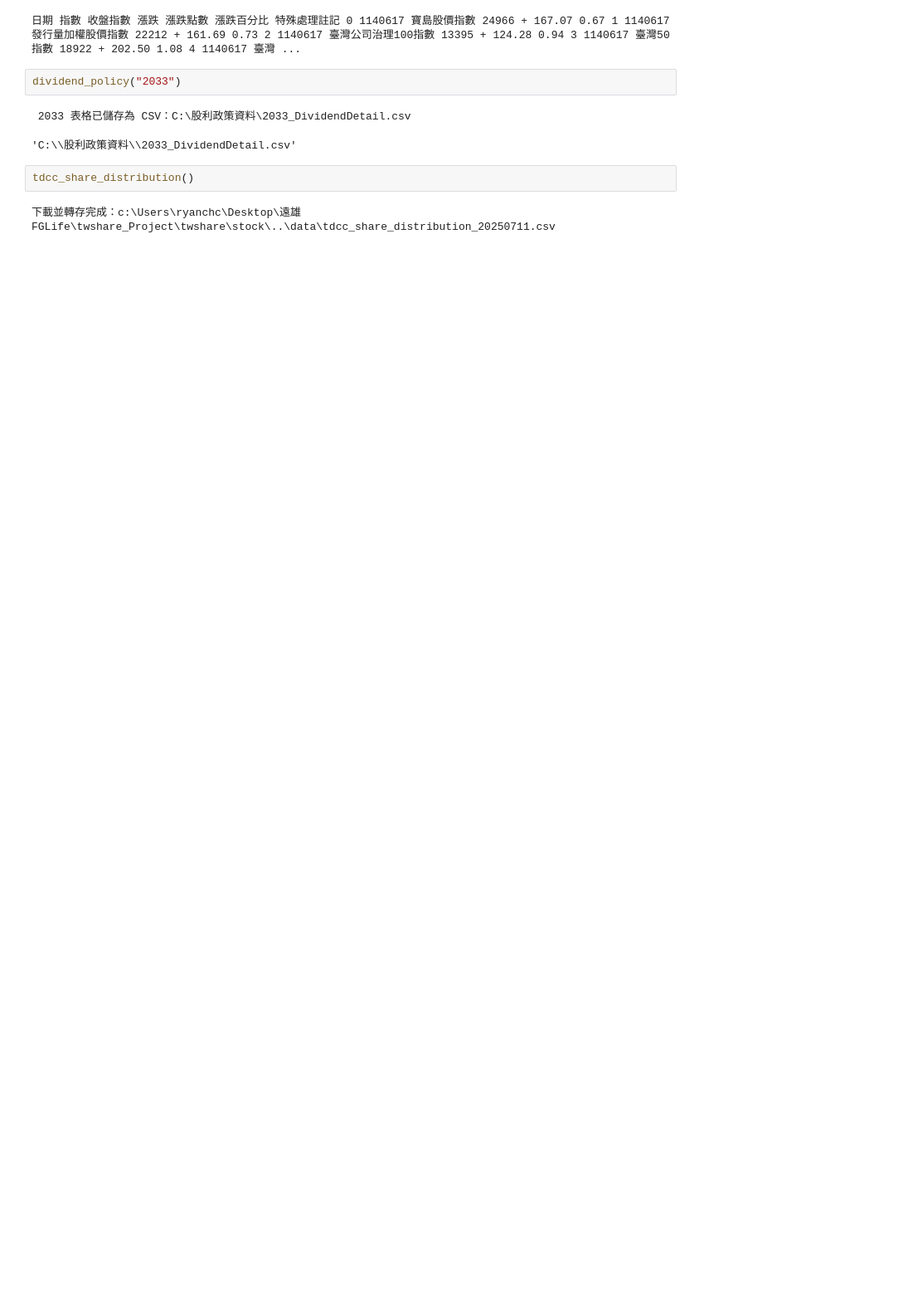
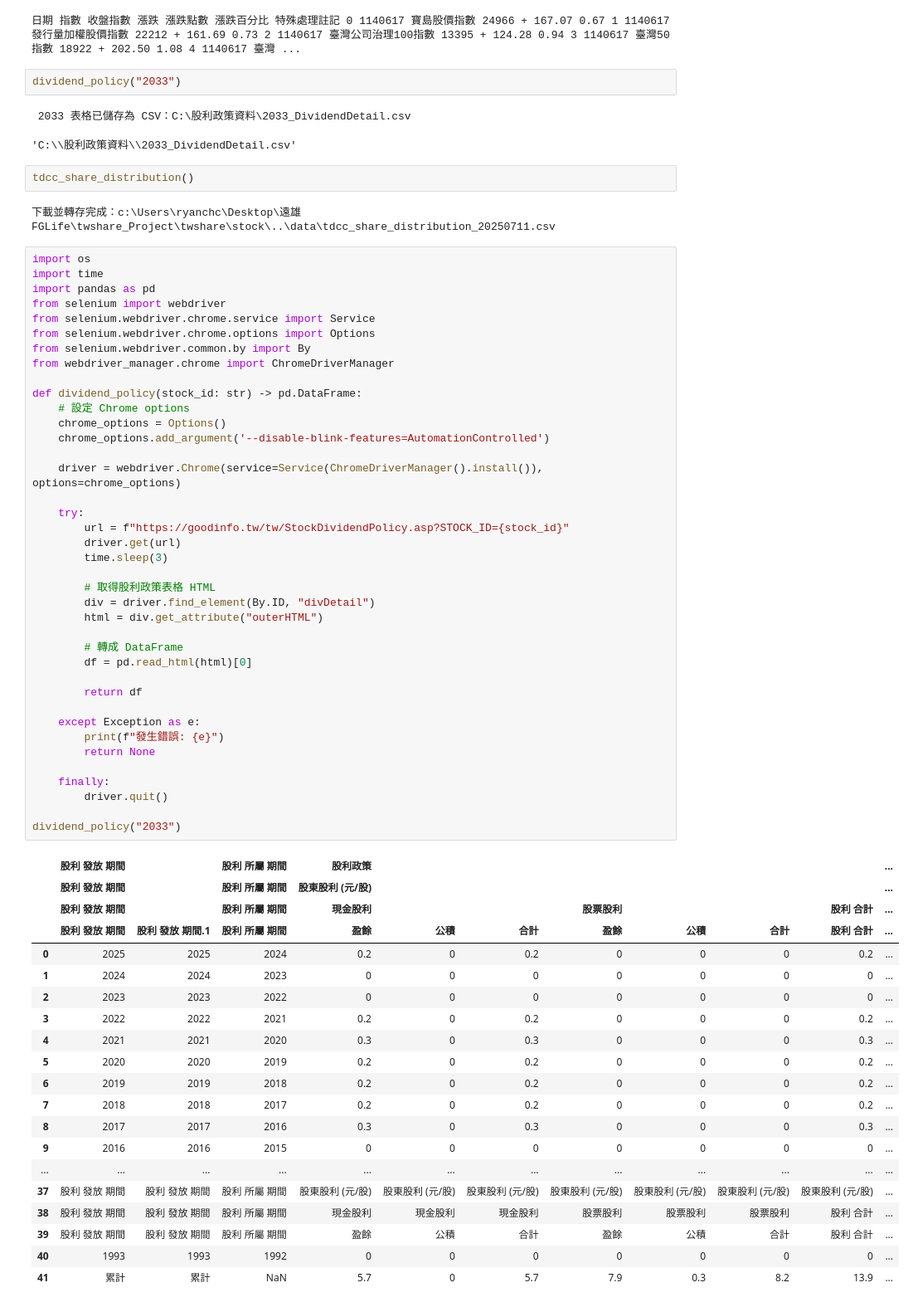
Before and after one commit to ryanchang426/TWShare, a Jupyter notebook: test.ipynb, the cells around one changed output. Shown at 83% size. Saved outputs shown, nothing was run; the diff lists cells and outputs as text; blank space fills up the shorter version.

```diff
--- a/test.ipynb
+++ b/test.ipynb
@@ -228,3 +228,63 @@ dividend_policy("2033")
 tdcc_share_distribution()
 # %% [output]
 下載並轉存完成：c:\Users\ryanchc\Desktop\遠雄FGLife\twshare_Project\twshare\stock\..\data\tdcc_share_distribution_20250711.csv
+# %%
+import os
+import time
+import pandas as pd
+from selenium import webdriver
+from selenium.webdriver.chrome.service import Service
+from selenium.webdriver.chrome.options import Options
+from selenium.webdriver.common.by import By
+from webdriver_manager.chrome import ChromeDriverManager
+
+def dividend_policy(stock_id: str) -> pd.DataFrame:
+    # 設定 Chrome options
+    chrome_options = Options()
+    chrome_options.add_argument('--disable-blink-features=AutomationControlled')
+
+    driver = webdriver.Chrome(service=Service(ChromeDriverManager().install()), options=chrome_options)
+
+    try:
+        url = f"https://goodinfo.tw/tw/StockDividendPolicy.asp?STOCK_ID={stock_id}"
+        driver.get(url)
+        time.sleep(3)
+
+        # 取得股利政策表格 HTML
+        div = driver.find_element(By.ID, "divDetail")
+        html = div.get_attribute("outerHTML")
+
+        # 轉成 DataFrame
+        df = pd.read_html(html)[0]
+
+        return df
+
+    except Exception as e:
+        print(f"發生錯誤: {e}")
+        return None
+
+    finally:
+        driver.quit()
+
+dividend_policy("2033")
+# %% [output]
+|  | 股利 發放 期間 |  | 股利 所屬 期間 | 股利政策 |  |  |  |  |  |  | ... |
+|  | 股利 發放 期間 |  | 股利 所屬 期間 | 股東股利 (元/股) |  |  |  |  |  |  | ... |
+|  | 股利 發放 期間 |  | 股利 所屬 期間 | 現金股利 |  |  | 股票股利 |  |  | 股利 合計 | ... |
+|  | 股利 發放 期間 | 股利 發放 期間.1 | 股利 所屬 期間 | 盈餘 | 公積 | 合計 | 盈餘 | 公積 | 合計 | 股利 合計 | ... |
+| 0 | 2025 | 2025 | 2024 | 0.2 | 0 | 0.2 | 0 | 0 | 0 | 0.2 | ... |
+| 1 | 2024 | 2024 | 2023 | 0 | 0 | 0 | 0 | 0 | 0 | 0 | ... |
+| 2 | 2023 | 2023 | 2022 | 0 | 0 | 0 | 0 | 0 | 0 | 0 | ... |
+| 3 | 2022 | 2022 | 2021 | 0.2 | 0 | 0.2 | 0 | 0 | 0 | 0.2 | ... |
+| 4 | 2021 | 2021 | 2020 | 0.3 | 0 | 0.3 | 0 | 0 | 0 | 0.3 | ... |
+| 5 | 2020 | 2020 | 2019 | 0.2 | 0 | 0.2 | 0 | 0 | 0 | 0.2 | ... |
+| 6 | 2019 | 2019 | 2018 | 0.2 | 0 | 0.2 | 0 | 0 | 0 | 0.2 | ... |
+| 7 | 2018 | 2018 | 2017 | 0.2 | 0 | 0.2 | 0 | 0 | 0 | 0.2 | ... |
+| 8 | 2017 | 2017 | 2016 | 0.3 | 0 | 0.3 | 0 | 0 | 0 | 0.3 | ... |
+| 9 | 2016 | 2016 | 2015 | 0 | 0 | 0 | 0 | 0 | 0 | 0 | ... |
+| ... | ... | ... | ... | ... | ... | ... | ... | ... | ... | ... | ... |
+| 37 | 股利 發放 期間 | 股利 發放 期間 | 股利 所屬 期間 | 股東股利 (元/股) | 股東股利 (元/股) | 股東股利 (元/股) | 股東股利 (元/股) | 股東股利 (元/股) | 股東股利 (元/股) | 股東股利 (元/股) | ... |
+| 38 | 股利 發放 期間 | 股利 發放 期間 | 股利 所屬 期間 | 現金股利 | 現金股利 | 現金股利 | 股票股利 | 股票股利 | 股票股利 | 股利 合計 | ... |
+| 39 | 股利 發放 期間 | 股利 發放 期間 | 股利 所屬 期間 | 盈餘 | 公積 | 合計 | 盈餘 | 公積 | 合計 | 股利 合計 | ... |
+| 40 | 1993 | 1993 | 1992 | 0 | 0 | 0 | 0 | 0 | 0 | 0 | ... |
+| 41 | 累計 | 累計 | NaN | 5.7 | 0 | 5.7 | 7.9 | 0.3 | 8.2 | 13.9 | ... |
```
Also changed, not shown: parts of 3 cells of this notebook, 4 other files.
